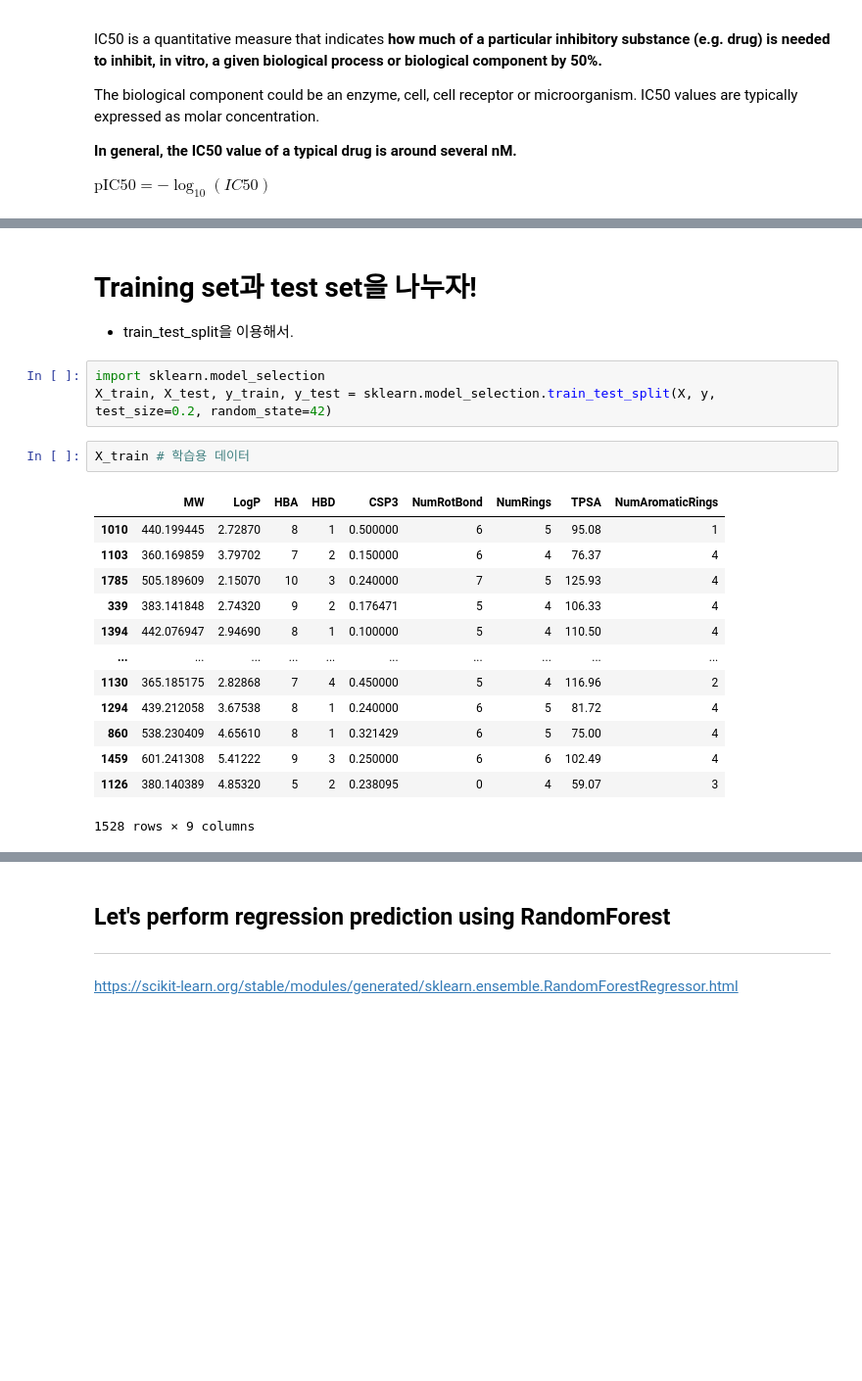
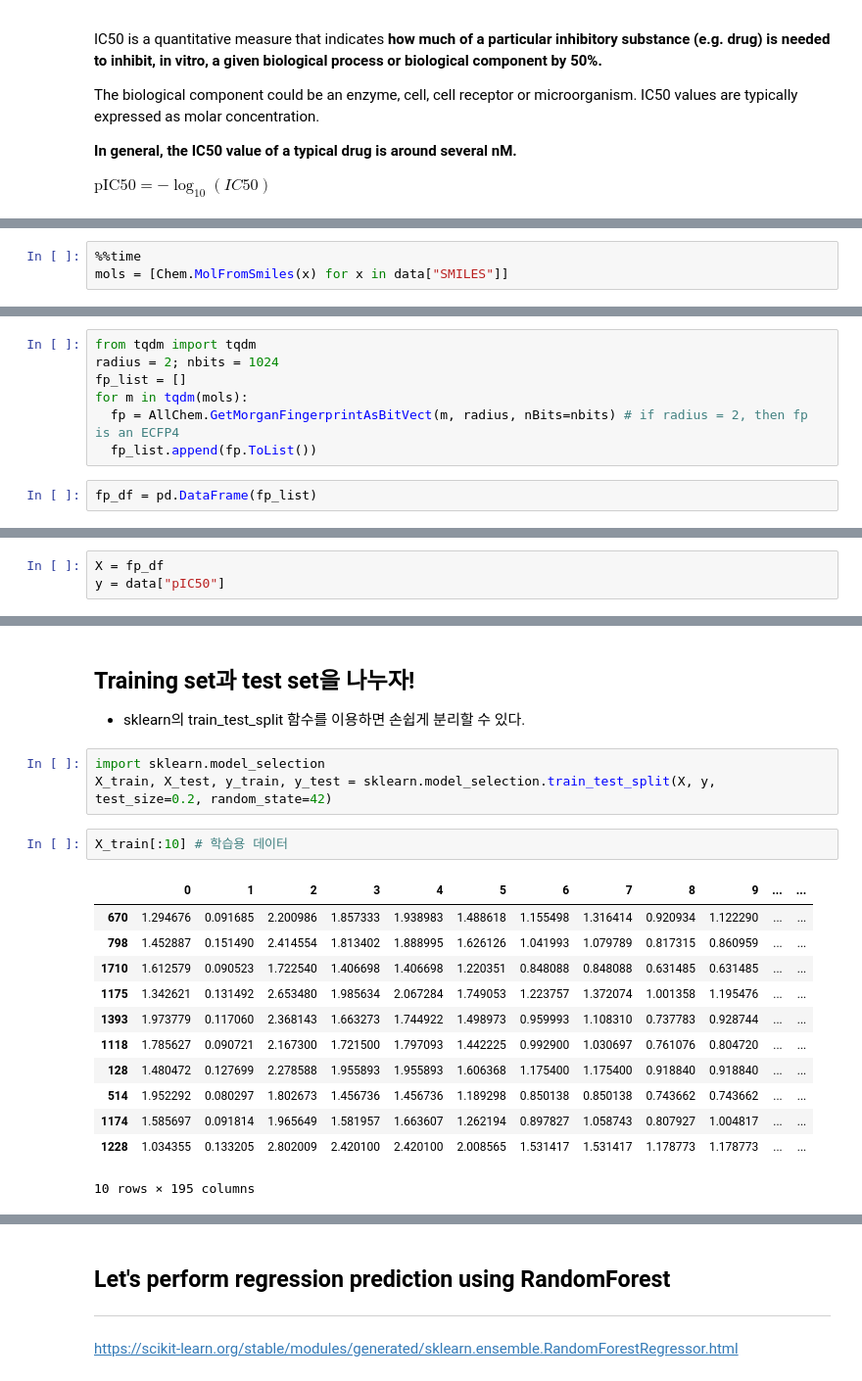
Before and after one commit to JLee823/2023-1st-AI-assisted-drug-discovery-SNU, a Jupyter notebook: AI_in_drug_discovery_Week3_Predicting_pIC50_of_JAK2_inhibitors_with_tree_based_algorithms.ipynb, the cells around one changed output, grey strips where cells are left out. Shown at 98% size. Drawn from its saved outputs; the diff is of its cells as text; blank space fills up the shorter version.

```diff
--- a/AI_in_drug_discovery_Week3_Predicting_pIC50_of_JAK2_inhibitors_with_tree_based_algorithms.ipynb
+++ b/AI_in_drug_discovery_Week3_Predicting_pIC50_of_JAK2_inhibitors_with_tree_based_algorithms.ipynb
@@ -173,0 +130,3 @@ y = new_data.iloc[:, -1] # 전체행, 마지막열의 데이터를 추출.
+# %%
+%%time
+mols = [Chem.MolFromSmiles(x) for x in data["SMILES"]]
@@ -173,0 +144,9 @@ y = new_data.iloc[:, -1] # 전체행, 마지막열의 데이터를 추출.
+# %%
+from tqdm import tqdm
+radius = 2; nbits = 1024
+fp_list = []
+for m in tqdm(mols):
+  fp = AllChem.GetMorganFingerprintAsBitVect(m, radius, nBits=nbits) # if radius = 2, then fp is an ECFP4
+  fp_list.append(fp.ToList())
+# %%
+fp_df = pd.DataFrame(fp_list)
@@ -174,3 +484,6 @@ y = new_data.iloc[:, -1] # 전체행, 마지막열의 데이터를 추출.
+# %%
+X = fp_df
+y = data["pIC50"]
 # %%
 X
 # %% [output]
@@ -205,23 +518,22 @@ Name: pIC50, Length: 1911, dtype: float64
 # %% [markdown]
-# Training set과 test set을 나누자!
-* train_test_split을 이용해서.
+## Training set과 test set을 나누자!
+* sklearn의 train_test_split 함수를 이용하면 손쉽게 분리할 수 있다.
 # %%
 import sklearn.model_selection
 X_train, X_test, y_train, y_test = sklearn.model_selection.train_test_split(X, y, test_size=0.2, random_state=42)
 # %%
-X_train # 학습용 데이터
+X_train[:10] # 학습용 데이터
 # %% [output]
-|  | MW | LogP | HBA | HBD | CSP3 | NumRotBond | NumRings | TPSA | NumAromaticRings |
-| 1010 | 440.199445 | 2.72870 | 8 | 1 | 0.500000 | 6 | 5 | 95.08 | 1 |
-| 1103 | 360.169859 | 3.79702 | 7 | 2 | 0.150000 | 6 | 4 | 76.37 | 4 |
-| 1785 | 505.189609 | 2.15070 | 10 | 3 | 0.240000 | 7 | 5 | 125.93 | 4 |
-| 339 | 383.141848 | 2.74320 | 9 | 2 | 0.176471 | 5 | 4 | 106.33 | 4 |
-| 1394 | 442.076947 | 2.94690 | 8 | 1 | 0.100000 | 5 | 4 | 110.50 | 4 |
-| ... | ... | ... | ... | ... | ... | ... | ... | ... | ... |
-| 1130 | 365.185175 | 2.82868 | 7 | 4 | 0.450000 | 5 | 4 | 116.96 | 2 |
-| 1294 | 439.212058 | 3.67538 | 8 | 1 | 0.240000 | 6 | 5 | 81.72 | 4 |
-| 860 | 538.230409 | 4.65610 | 8 | 1 | 0.321429 | 6 | 5 | 75.00 | 4 |
-| 1459 | 601.241308 | 5.41222 | 9 | 3 | 0.250000 | 6 | 6 | 102.49 | 4 |
-| 1126 | 380.140389 | 4.85320 | 5 | 2 | 0.238095 | 0 | 4 | 59.07 | 3 |
+|  | 0 | 1 | 2 | 3 | 4 | 5 | 6 | 7 | 8 | 9 | ... | ... |
+| 670 | 1.294676 | 0.091685 | 2.200986 | 1.857333 | 1.938983 | 1.488618 | 1.155498 | 1.316414 | 0.920934 | 1.122290 | ... | ... |
+| 798 | 1.452887 | 0.151490 | 2.414554 | 1.813402 | 1.888995 | 1.626126 | 1.041993 | 1.079789 | 0.817315 | 0.860959 | ... | ... |
+| 1710 | 1.612579 | 0.090523 | 1.722540 | 1.406698 | 1.406698 | 1.220351 | 0.848088 | 0.848088 | 0.631485 | 0.631485 | ... | ... |
+| 1175 | 1.342621 | 0.131492 | 2.653480 | 1.985634 | 2.067284 | 1.749053 | 1.223757 | 1.372074 | 1.001358 | 1.195476 | ... | ... |
+| 1393 | 1.973779 | 0.117060 | 2.368143 | 1.663273 | 1.744922 | 1.498973 | 0.959993 | 1.108310 | 0.737783 | 0.928744 | ... | ... |
+| 1118 | 1.785627 | 0.090721 | 2.167300 | 1.721500 | 1.797093 | 1.442225 | 0.992900 | 1.030697 | 0.761076 | 0.804720 | ... | ... |
+| 128 | 1.480472 | 0.127699 | 2.278588 | 1.955893 | 1.955893 | 1.606368 | 1.175400 | 1.175400 | 0.918840 | 0.918840 | ... | ... |
+| 514 | 1.952292 | 0.080297 | 1.802673 | 1.456736 | 1.456736 | 1.189298 | 0.850138 | 0.850138 | 0.743662 | 0.743662 | ... | ... |
+| 1174 | 1.585697 | 0.091814 | 1.965649 | 1.581957 | 1.663607 | 1.262194 | 0.897827 | 1.058743 | 0.807927 | 1.004817 | ... | ... |
+| 1228 | 1.034355 | 0.133205 | 2.802009 | 2.420100 | 2.420100 | 2.008565 | 1.531417 | 1.531417 | 1.178773 | 1.178773 | ... | ... |
-1528 rows × 9 columns
+10 rows × 195 columns
 # %%
```
Also changed, not shown: parts of 209 cells of this notebook.
